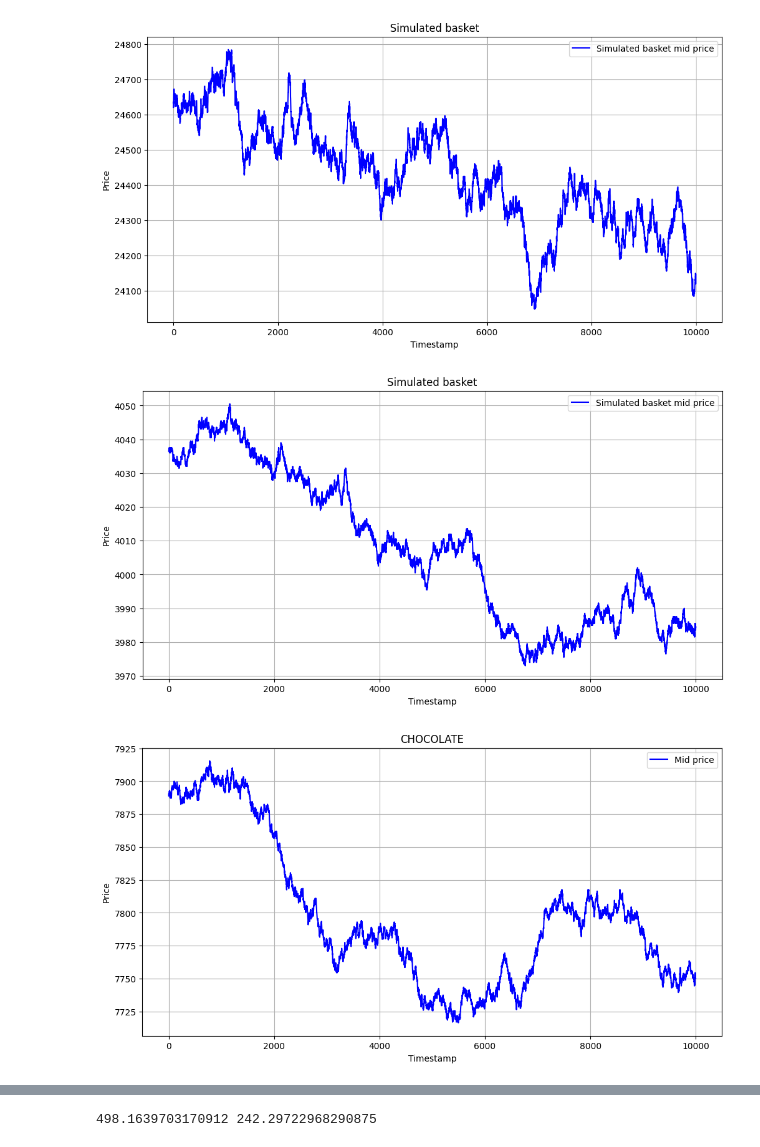
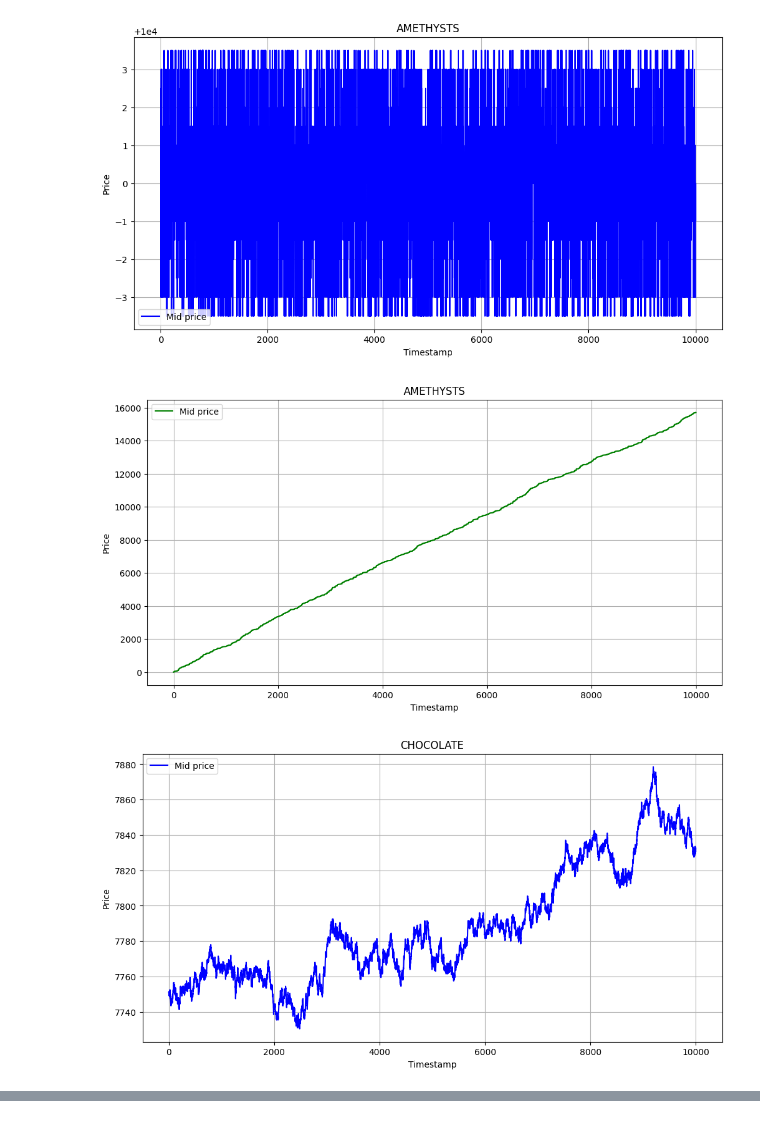
Before and after one commit to levladiator/Prosperity, a Jupyter notebook: src/csvAnalyzer.ipynb, the cells around one changed output, grey strips where cells are left out. Drawn from its saved outputs; the diff is of its cells as text; code cells hidden in the pictures.

```diff
--- a/src/csvAnalyzer.ipynb
+++ b/src/csvAnalyzer.ipynb
@@ -7,50 +102,23 @@ from scipy import stats
 # %%
-csv_file_path = "./data/round_3/prices_round_3_day_2.csv"
-df = pd.read_csv(csv_file_path, sep=';')
-
-products = np.unique(df['product'])
-
-data = {}
-stat = 'mid_price'
-
-for prod in products:
-    data[prod] = df[df['product'] == prod]
-
-plt.figure(figsize=(12, 6))
-plt.plot((data["GIFT_BASKET"][stat].values - (1 * data["ROSES"][stat].values + 4 * data["CHOCOLATE"][stat].values)),
-         marker='', linestyle='-', color='b', label="Simulated basket mid price")
-# plt.plot((data["GIFT_BASKET"][stat].values),
-#          marker='', linestyle='-', color='b', label="Real basket mid price")
-# plt.plot(6 * data["STRAWBERRIES"][stat].values + 4 * data["CHOCOLATE"][stat].values + data["ROSES"][stat].values,
-#          marker='', linestyle='-', color='r', label="Simulated basket mid price")
-# plt.plot((data["GIFT_BASKET"]["bid_price_1"].values - data["GIFT_BASKET"]["ask_price_1"].values)[100:200],
-#          marker='', linestyle='-', color='b', label="Real basket bid price")
-plt.title("Simulated basket")
-plt.xlabel("Timestamp")
-plt.ylabel("Price"),
-plt.legend()
-plt.grid(True)
-plt.show()
-
-plt.figure(figsize=(12, 6))
-plt.plot((data["STRAWBERRIES"][stat].values), marker='', linestyle='-', color='b', label="Simulated basket mid price")
-plt.title("Simulated basket")
-plt.xlabel("Timestamp")
-plt.ylabel("Price"),
-plt.legend()
-plt.grid(True)
-plt.show()
-
 for prod in products:
     plt.figure(figsize=(12, 6))
-    plt.plot(data[prod][stat].values, marker='', linestyle='-', color='b', label="Mid price")
+    plt.plot(data[prod]["mid_price"].values[:], marker='', linestyle='-', color='b', label="Mid price")
     plt.title(prod)
     plt.xlabel("Timestamp")
     plt.ylabel("Price"),
     plt.legend()
     plt.grid(True)
     plt.show()
+
+    plt.figure(figsize=(12, 6))
+    plt.plot(data[prod]["profit_and_loss"][:].values, marker='', linestyle='-', color='g', label="Mid price")
+    plt.title(prod)
+    plt.xlabel("Timestamp")
+    plt.ylabel("Price"),
+    plt.legend()
+    plt.grid(True)
+    plt.show()
 # %% [output]
-[figure, old version]
+[figure, new version]
-[figure, old version]
+[figure, new version]
-[figure, old version]
+[figure, new version]
@@ -60,25 +136 @@ for prod in products:
-# %%
-stock_A_prices = data["GIFT_BASKET"][stat].values
-stock_B_prices = 6 * data["STRAWBERRIES"][stat].values + 4 * data["CHOCOLATE"][stat].values + data["ROSES"][stat].values
-
-# Calculate natural logarithms of prices
-log_stock_A_prices = np.log(stock_A_prices)
-log_stock_B_prices = np.log(stock_B_prices)
-
-# Perform linear regression
-slope, intercept, r_value, p_value, std_err = stats.linregress(log_stock_B_prices, log_stock_A_prices)
-
-# The slope of the regression line is the hedge ratio 'n'
-hedge_ratio = slope
-# print(hedge_ratio)
-
-# print(np.average([1.2136348532078232, 0.9342776440082186, 0.9816819093811936]))
-
-spread = data["GIFT_BASKET"][stat].values - (6 * data["STRAWBERRIES"][stat].values + 4 * data["CHOCOLATE"][stat].values + data["ROSES"][stat].values)
-
-threshold_upper = spread.mean() + 1.5 * spread.std()
-threshold_lower = spread.mean() - 1.5 * spread.std()
-print(threshold_upper, threshold_lower)
-# %% [output]
-498.1639703170912 242.29722968290875
 # %%
```
Also changed, not shown: parts of 9 cells of this notebook, 10 other files.
